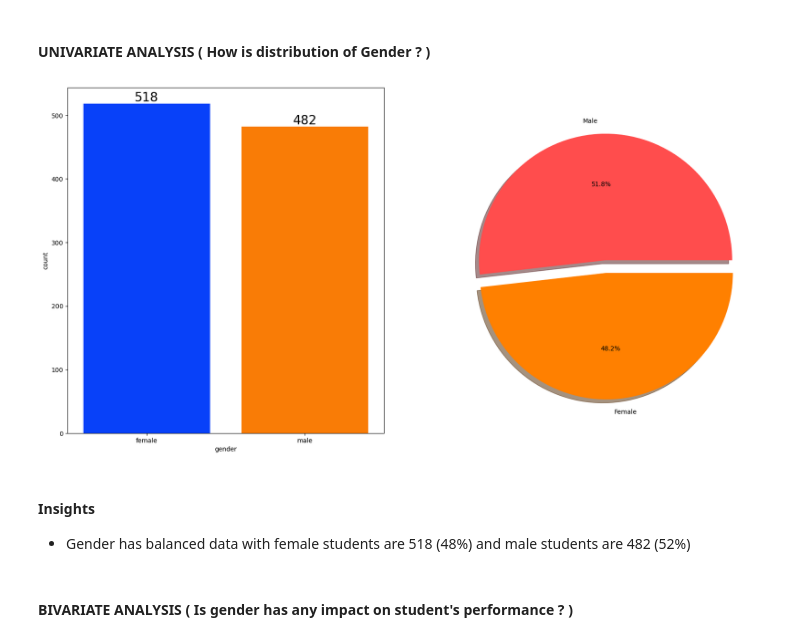
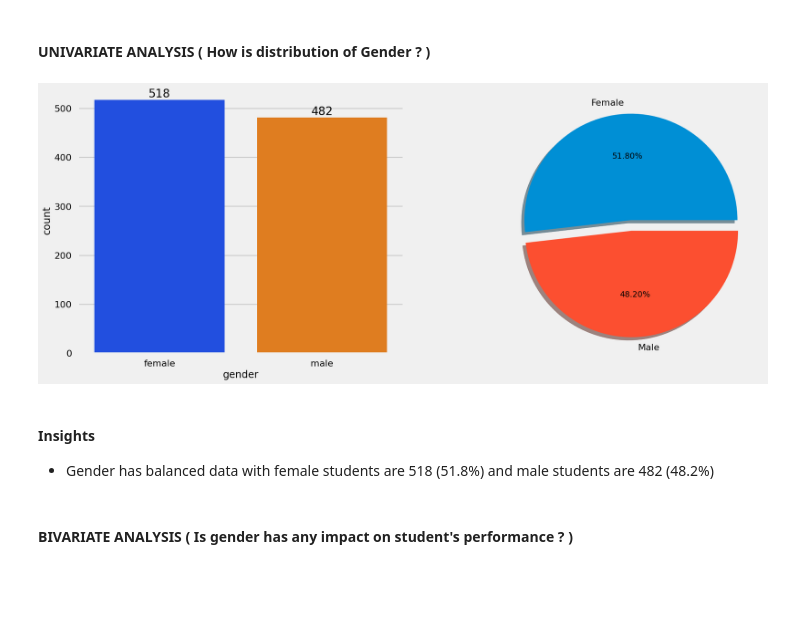
Before and after one commit to RKMahaur/ML-PROJECT-Student-Performance-Indicator, a Jupyter notebook: notebook/1 . EDA STUDENT PERFORMANCE .ipynb, the cells around one changed output. Saved outputs shown, nothing was run; the diff lists cells and outputs as text; code cells hidden in the pictures; blank space fills up the shorter version.

```diff
--- a/notebook/1 . EDA STUDENT PERFORMANCE .ipynb
+++ b/notebook/1 . EDA STUDENT PERFORMANCE .ipynb
@@ -224,8 +205,8 @@ df.head(2)
 # %% [markdown]
 ### 3.8 Adding columns for "Total Score" and "Average"
 # %%
-df['total score'] = df['math_score'] + df['reading_score'] + df['writing_score']
-df['average'] = df['total score']/len(numeric_features)
+df['total_score'] = df['math_score'] + df['reading_score'] + df['writing_score']
+df['average'] = df['total_score']/len(numeric_features)
 df.head()
 # %% [output]
 |  | gender | race_ethnicity | parental_level_of_education | lunch | test_preparation_course | math_score | ... |
@@ -437,18 +484,18 @@ plt.show()
 # %% [markdown]
 #### UNIVARIATE ANALYSIS ( How is distribution of Gender ? )
 # %%
-f,ax=plt.subplots(1,2,figsize=(20,10))
-sns.countplot(x=df['gender'],data=df,palette ='bright',ax=ax[0],saturation=0.95)
+f,ax=plt.subplots(1,2,figsize=(20,8))
+sns.countplot(data=df,x=df['gender'],palette ='bright',ax=ax[0])
 for container in ax[0].containers:
-    ax[0].bar_label(container,color='black',size=20)
+    ax[0].bar_label(container,color='black',size=20) # Value count for each containers
 
-plt.pie(x=df['gender'].value_counts(),labels=['Male','Female'],explode=[0,0.1],autopct='%1.1f%%',shadow=True,colors=['#ff4d4d','#ff8000'])
+plt.pie(x=df['gender'].value_counts(),labels=['Female','Male'],explode=[0,0.1],autopct='%1.2f%%',shadow=True)
 plt.show()
 # %% [output]
-[figure, old version]
+[figure, new version]
 # %% [markdown]
 #### Insights
-- Gender has balanced data with female students are 518 (48%) and male students are 482 (52%)
+- Gender has balanced data with female students are 518 (51.8%) and male students are 482 (48.2%)
 # %% [markdown]
 #### BIVARIATE ANALYSIS ( Is gender has any impact on student's performance ? )
 # %%
```
Also changed, not shown: parts of 52 cells of this notebook, 3 other files.
